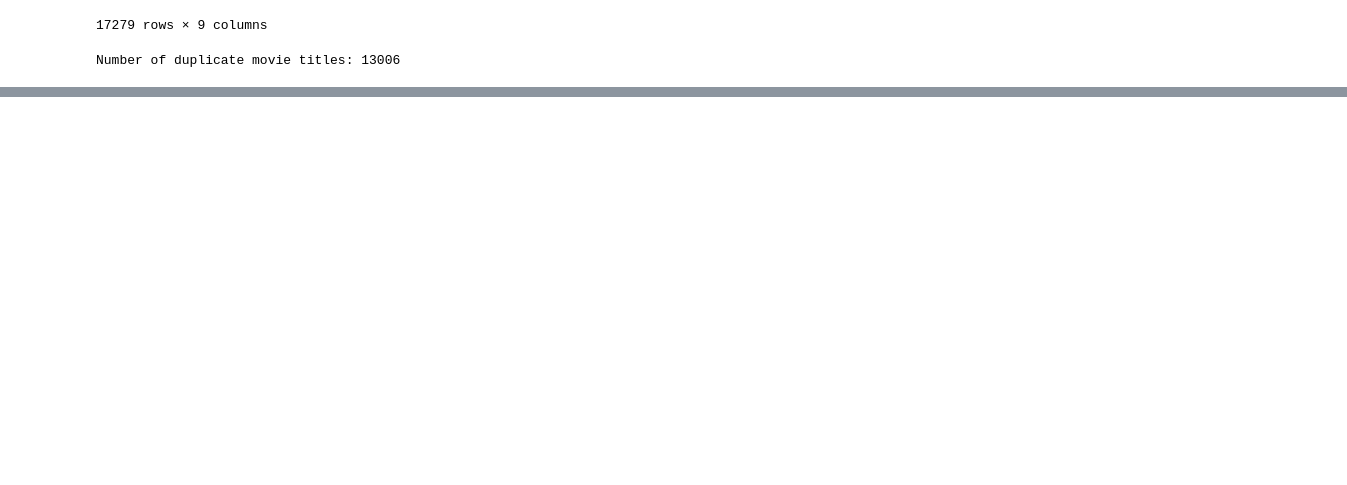
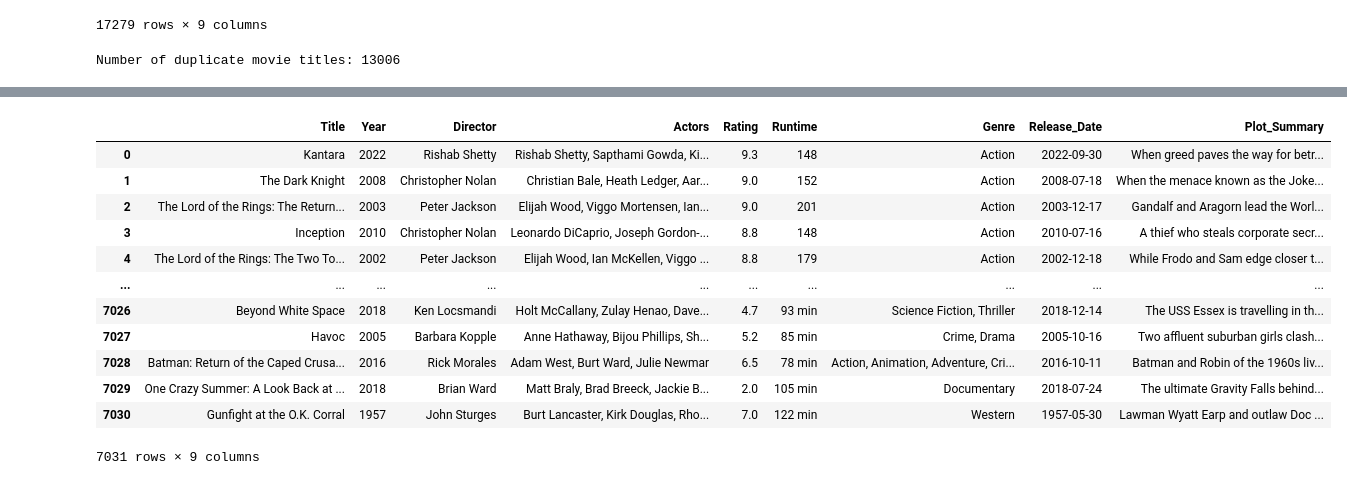
Before and after one commit to VaishnaviAsuri/Headlines-Hollywood-Unraveling-the-Reel-Life-Connection, a Jupyter notebook: date_clean.ipynb, the cells around one changed output, grey strips where cells are left out. Saved outputs shown, nothing was run; the diff lists cells and outputs as text; code cells hidden in the pictures; blank space fills up the shorter version.

```diff
--- a/date_clean.ipynb
+++ b/date_clean.ipynb
@@ -576,0 +580,22 @@ combined_all
+# %%
+# Remove rows with at least one missing value
+fin_df = combined_all.dropna(how='any')
+
+# Reset the index of the resulting DataFrame
+fin_df.reset_index(drop=True, inplace=True)
+# %%
+fin_df
+# %% [output]
+|  | Title | Year | Director | Actors | Rating | Runtime | Genre | Release_Date | Plot_Summary |
+| 0 | Kantara | 2022 | Rishab Shetty | Rishab Shetty, Sapthami Gowda, Ki... | 9.3 | 148 | Action | 2022-09-30 | When greed paves the way for betr... |
+| 1 | The Dark Knight | 2008 | Christopher Nolan | Christian Bale, Heath Ledger, Aar... | 9.0 | 152 | Action | 2008-07-18 | When the menace known as the Joke... |
+| 2 | The Lord of the Rings: The Return... | 2003 | Peter Jackson | Elijah Wood, Viggo Mortensen, Ian... | 9.0 | 201 | Action | 2003-12-17 | Gandalf and Aragorn lead the Worl... |
+| 3 | Inception | 2010 | Christopher Nolan | Leonardo DiCaprio, Joseph Gordon-... | 8.8 | 148 | Action | 2010-07-16 | A thief who steals corporate secr... |
+| 4 | The Lord of the Rings: The Two To... | 2002 | Peter Jackson | Elijah Wood, Ian McKellen, Viggo ... | 8.8 | 179 | Action | 2002-12-18 | While Frodo and Sam edge closer t... |
+| ... | ... | ... | ... | ... | ... | ... | ... | ... | ... |
+| 7026 | Beyond White Space | 2018 | Ken Locsmandi | Holt McCallany, Zulay Henao, Dave... | 4.7 | 93 min | Science Fiction, Thriller | 2018-12-14 | The USS Essex is travelling in th... |
+| 7027 | Havoc | 2005 | Barbara Kopple | Anne Hathaway, Bijou Phillips, Sh... | 5.2 | 85 min | Crime, Drama | 2005-10-16 | Two affluent suburban girls clash... |
+| 7028 | Batman: Return of the Caped Crusa... | 2016 | Rick Morales | Adam West, Burt Ward, Julie Newmar | 6.5 | 78 min | Action, Animation, Adventure, Cri... | 2016-10-11 | Batman and Robin of the 1960s liv... |
+| 7029 | One Crazy Summer: A Look Back at ... | 2018 | Brian Ward | Matt Braly, Brad Breeck, Jackie B... | 2.0 | 105 min | Documentary | 2018-07-24 | The ultimate Gravity Falls behind... |
+| 7030 | Gunfight at the O.K. Corral | 1957 | John Sturges | Burt Lancaster, Kirk Douglas, Rho... | 7.0 | 122 min | Western | 1957-05-30 | Lawman Wyatt Earp and outlaw Doc ... |
+7031 rows × 9 columns
```
Also changed, not shown: parts of 20 cells of this notebook, 11 other files.
